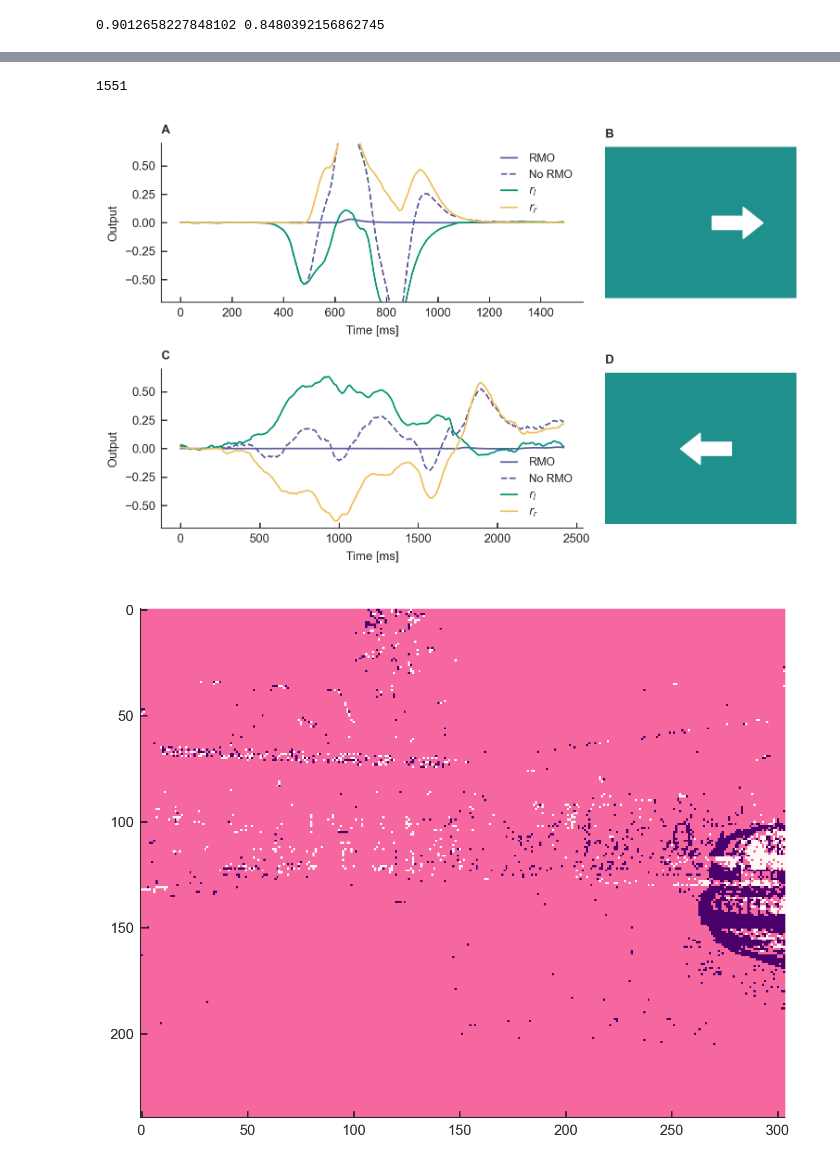
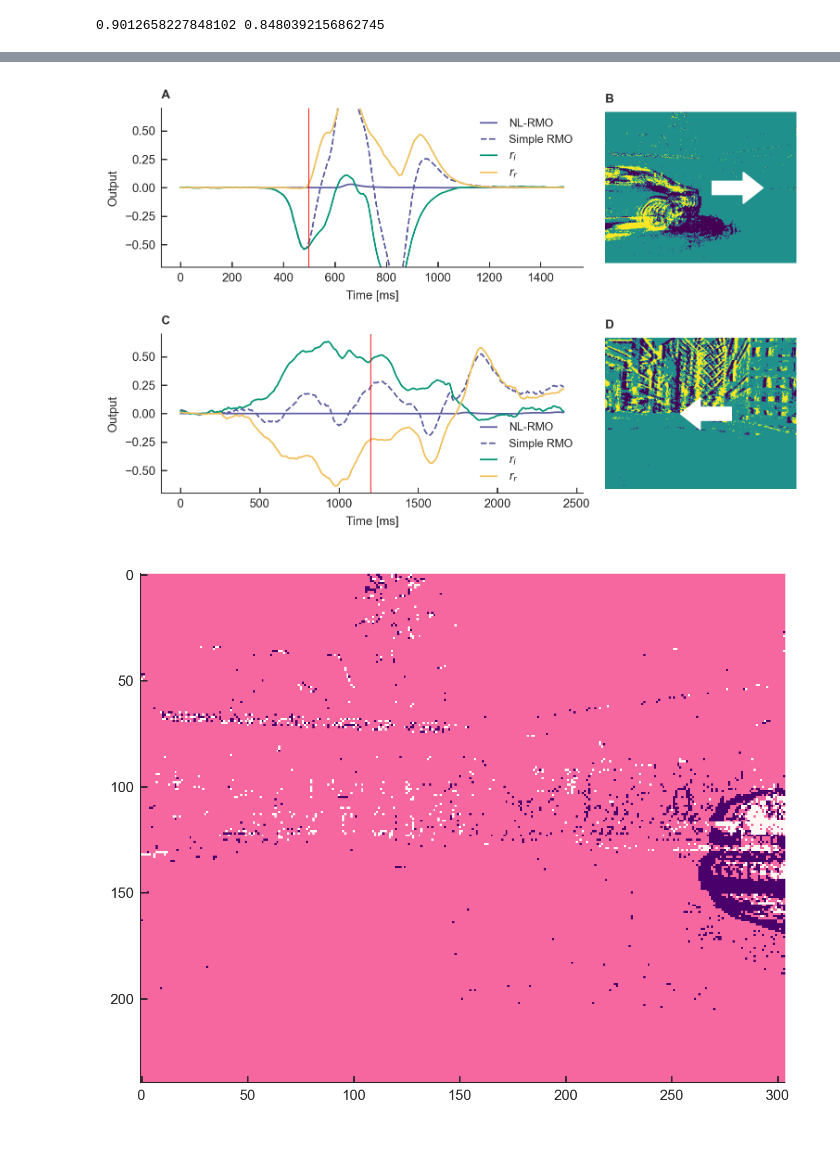
Before and after one commit to FabianSchubert/Bio-Inspired-Event-Based-Looming-Object-Detection-for-Automotive-Collision-Avoidance, a Jupyter notebook: experiments/carla_sim/random_spawn/gen_results.ipynb, the cells around one changed output, grey strips where cells are left out. Drawn from its saved outputs; the diff is of its cells as text; code cells hidden in the pictures.

```diff
--- a/experiments/carla_sim/random_spawn/gen_results.ipynb
+++ b/experiments/carla_sim/random_spawn/gen_results.ipynb
@@ -252,8 +252,8 @@ import matplotlib.patches as m_patches
 
 patches_column1 = [
     m_patches.Patch(color="none", label=""),
-    m_patches.Patch(color="none", label="RMO"),
-    m_patches.Patch(color="none", label="No RMO"),
+    m_patches.Patch(color="none", label="NL-RMO"),
+    m_patches.Patch(color="none", label="Simple RMO"),
 ]
 patches_column2 = [m_patches.Patch(color="none", label="Cars")]
 patches_column3 = [m_patches.Patch(color="none", label="Ped.")]
@@ -1970,8 +1970,8 @@ colors = plt.rcParams["axes.prop_cycle"].by_key()["color"]
 
 patches_column1 = [
     m_patches.Patch(color="none", label=""),
-    m_patches.Patch(color="none", label="RMO"),
-    m_patches.Patch(color="none", label="No RMO"),
+    m_patches.Patch(color="none", label="NL-RMO"),
+    m_patches.Patch(color="none", label="Simple RMO"),
 ]
 patches_column2 = [m_patches.Patch(color="none", label="Cars")]
 patches_column3 = [m_patches.Patch(color="none", label="Ped.")]
@@ -2168,8 +2145,8 @@ ax.append(fig.add_subplot(gs[1, 1]))
 
 #fig, ax = plt.subplots(1, 2, figsize=(13,5))
 
-ax[0].plot(t_ms_passing, V_passing, label="RMO", color=colors[0])
-ax[0].plot(t_ms_passing, V_linear_passing, '--', label="No RMO", color=colors[0])
+ax[0].plot(t_ms_passing, V_passing, label="NL-RMO", color=colors[0])
+ax[0].plot(t_ms_passing, V_linear_passing, '--', label="Simple RMO", color=colors[0])
 ax[0].plot(t_ms_passing, r_left_passing, label="$r_l$", color=colors[2])
 ax[0].plot(t_ms_passing, r_right_passing, label="$r_r$", color=colors[3])
 
@@ -2178,11 +2155,11 @@ ax[0].legend()
 ax[0].set_xlabel("Time [ms]")
 ax[0].set_ylabel("Output")
 
+ax[0].vlines([500], -0.7, 0.7, color="red", linestyle="-", linewidth=0.5)
+
 ax[0].set_ylim(-0.7, 0.7)
 
-print(events_passing[180000]["t"])
-
-img = gen_evt_hist(events_passing, 500 + 10*idx_start_passing, 20., 304, 240)
+img = gen_evt_hist(events_passing, 500 + 10*idx_start_passing, 50., 304, 240)
 
 ax[1].imshow(img, cmap=cmap_evts, vmin=-1.0, vmax=1.0)
 ax[1].grid(False)
@@ -2195,45 +2172,45 @@ ax[1].set_yticks([])
 
 ax[1].annotate(None,xy=(250,120),xytext=(170,120),arrowprops={"width": 8, "headwidth": 19, "color": "white"})
 
-ax[2].plot(t_ms_turn, V_turn, label="RMO", color=colors[0])
-ax[2].plot(t_ms_turn, V_linear_turn, '--', label="No RMO", color=colors[0])
+ax[2].plot(t_ms_turn, V_turn, label="NL-RMO", color=colors[0])
+ax[2].plot(t_ms_turn, V_linear_turn, '--', label="Simple RMO", color=colors[0])
 ax[2].plot(t_ms_turn, r_left_turn, label="$r_l$", color=colors[2])
 ax[2].plot(t_ms_turn, r_right_turn, label="$r_r$", color=colors[3])
 
 ax[2].legend()
 
 ax[2].set_xlabel("Time [ms]")
 ax[2].set_ylabel("Output")
 
+ax[2].vlines([1200], -0.7, 0.7, color="red", linestyle="-", linewidth=0.5)
+
 ax[2].set_ylim(-0.7, 0.7)
-
-img = gen_evt_hist(events_turn[180000:190000],  1000 + 10*idx_start_turn, 20., 304, 240)
+img = gen_evt_hist(events_turn,1200 + 10*idx_start_turn, 50., 304, 240)
 
 ax[3].imshow(img, cmap=cmap_evts, vmin=-1.0, vmax=1.0)
 ax[3].grid(False)
 
 ax[3].spines["left"].set_visible(False)
 ax[3].spines["bottom"].set_visible(False)
 
 ax[3].set_xticks([])
 ax[3].set_yticks([])
 
 ax[3].annotate(None,xy=(120,120),xytext=(200,120),arrowprops={"width": 8, "headwidth": 19, "color": "white"})
 
 for i, c in enumerate("ABCD"):
     ax[i].set_title(c, loc="left", fontweight="bold")
 
 fig.tight_layout()
 
 #fig.tight_layout(pad=0.25)
 
 fig.savefig("car_passing_turn.png", dpi=300)
 fig.savefig("car_passing_turn.pdf", dpi=300)
 
 plt.show()
 # %% [output]
-1551
-[figure, old version]
+[figure, new version]
 # %%
 k = 540000
 
```
Also changed, not shown: parts of 4 cells of this notebook, 7 other files.
